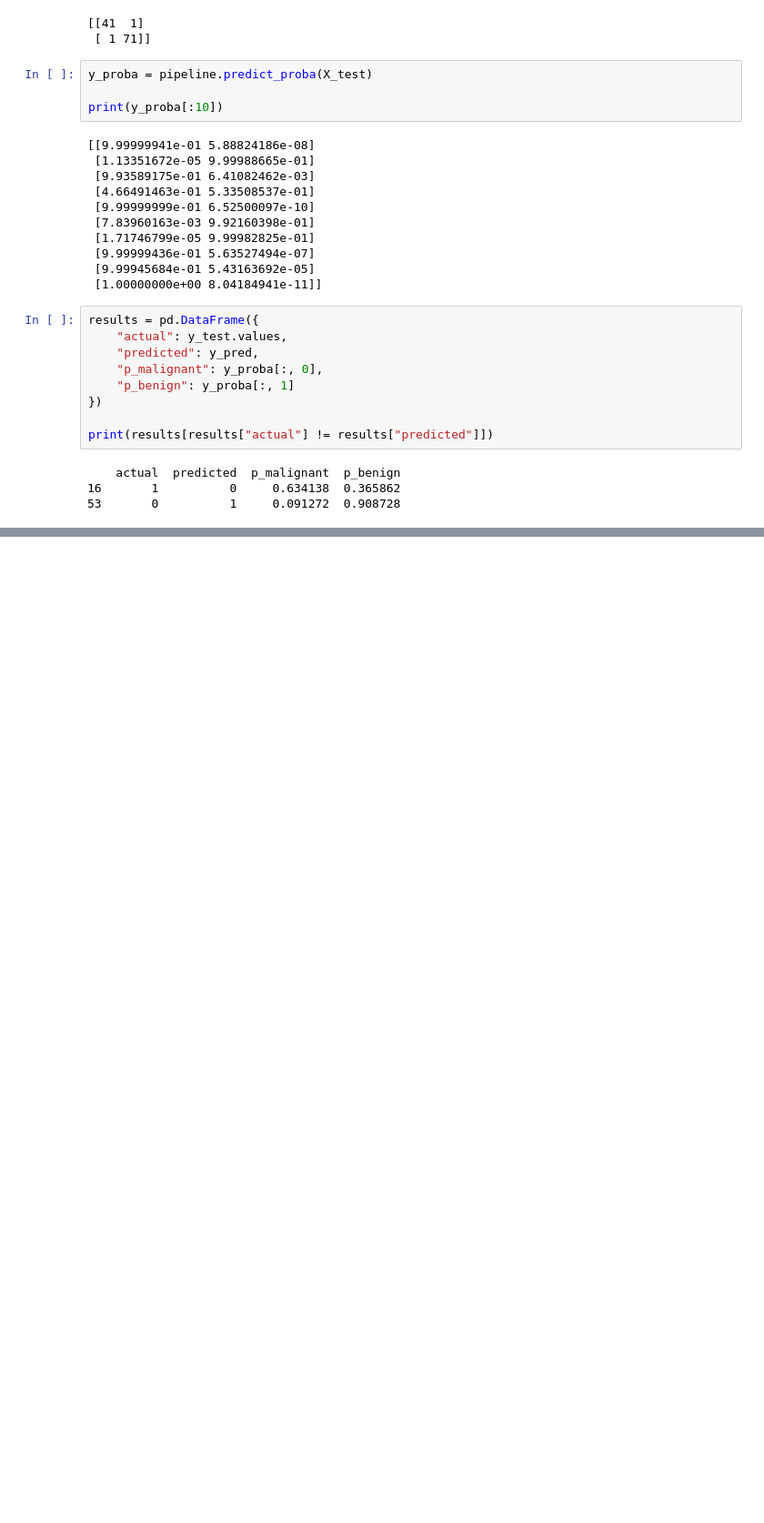
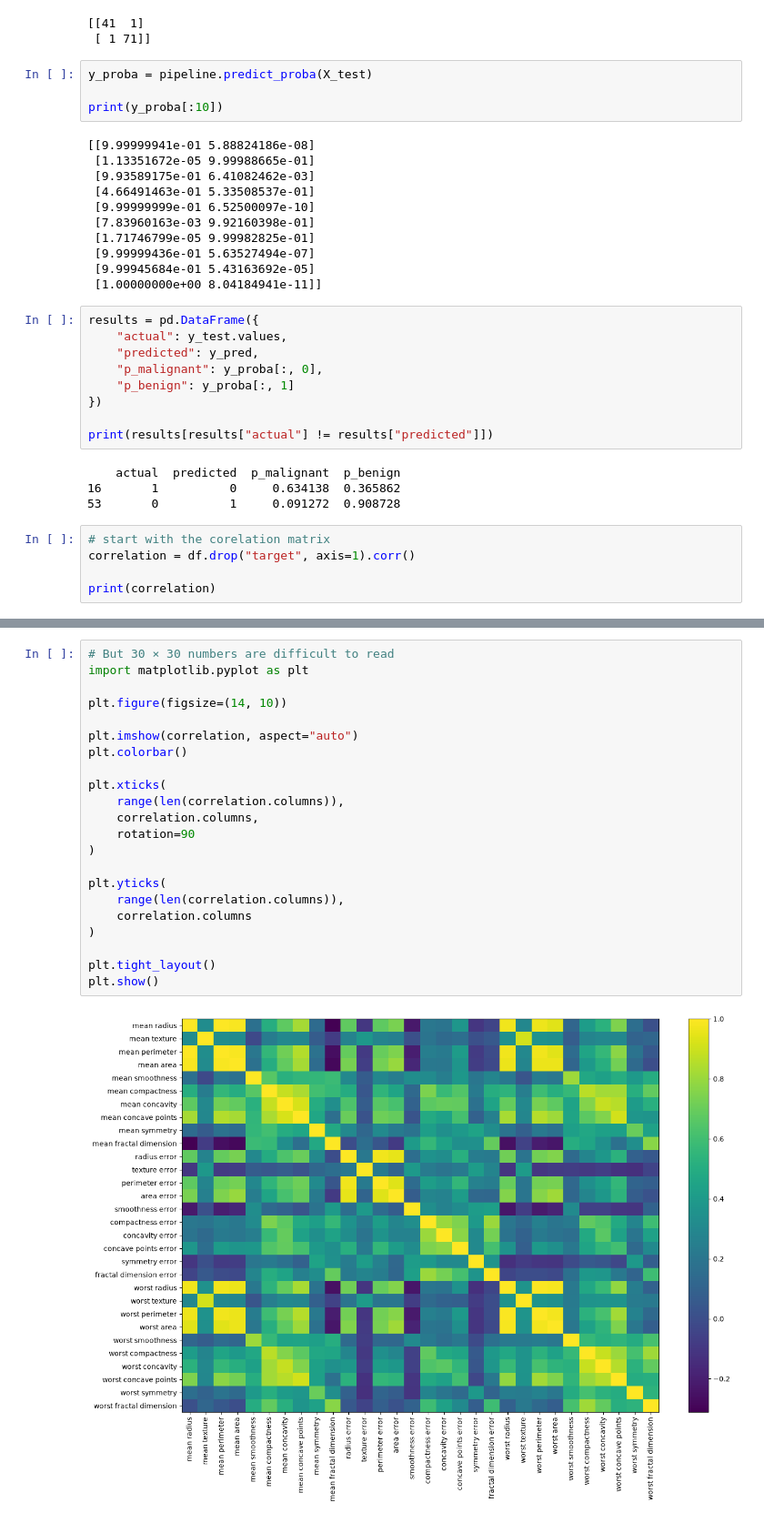
Before and after one commit to Chitrank-Dixit/mlai-lab, a Jupyter notebook: basic-ml/notebooks/supervised_learning/classification/Logistic Regression/breast_cancer/breast_cancer_prediction.ipynb, the cells around one changed output, grey strips where cells are left out. Shown at 91% size. Saved outputs shown, nothing was run; the diff lists cells and outputs as text; blank space fills up the shorter version.

```diff
--- a/basic-ml/notebooks/supervised_learning/classification/Logistic Regression/breast_cancer/breast_cancer_prediction.ipynb
+++ b/basic-ml/notebooks/supervised_learning/classification/Logistic Regression/breast_cancer/breast_cancer_prediction.ipynb
@@ -260,3 +260,8 @@ print(results[results["actual"] != results["predicted"]])
     actual  predicted  p_malignant  p_benign
 16       1          0     0.634138  0.365862
 53       0          1     0.091272  0.908728
+# %%
+# start with the corelation matrix
+correlation = df.drop("target", axis=1).corr()
+
+print(correlation)
@@ -262,0 +286,24 @@ print(results[results["actual"] != results["predicted"]])
+# %%
+# But 30 × 30 numbers are difficult to read
+import matplotlib.pyplot as plt
+
+plt.figure(figsize=(14, 10))
+
+plt.imshow(correlation, aspect="auto")
+plt.colorbar()
+
+plt.xticks(
+    range(len(correlation.columns)),
+    correlation.columns,
+    rotation=90
+)
+
+plt.yticks(
+    range(len(correlation.columns)),
+    correlation.columns
+)
+
+plt.tight_layout()
+plt.show()
+# %% [output]
+[figure, added]
```
Also changed, not shown: parts of 3 cells of this notebook, 11 other files.
